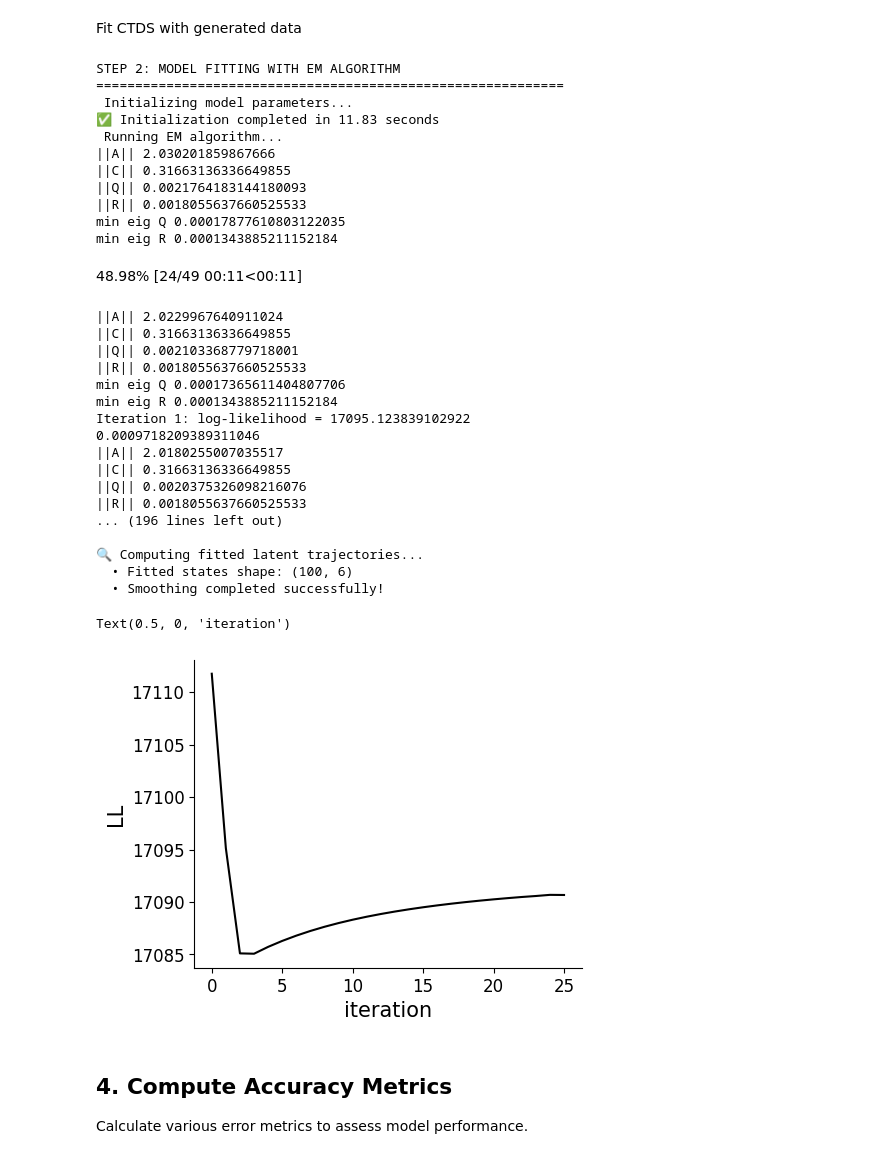
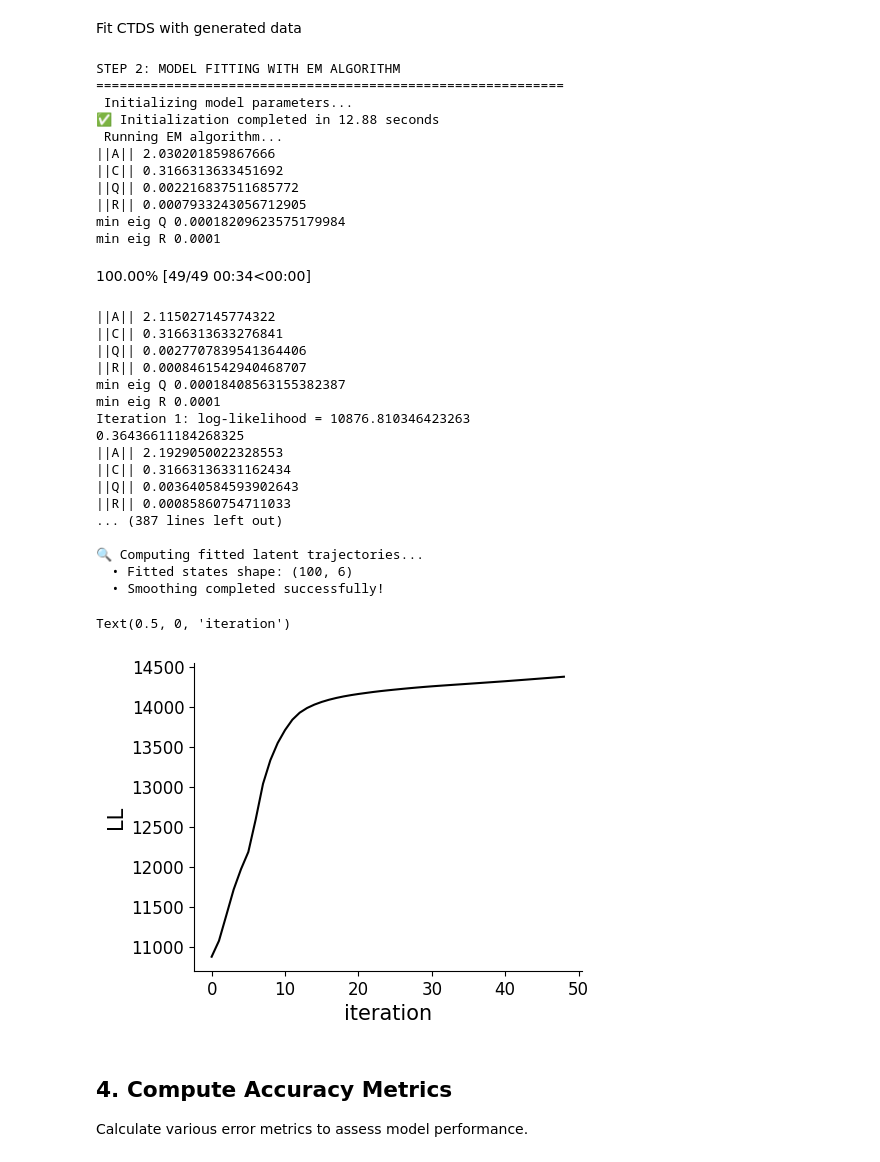
Before and after one commit to kasherri/CTDS, a Jupyter notebook: ctds_model_validation.ipynb, the cells around one changed output. Cells and saved outputs as stored; diff of their text form; code cells hidden in the pictures.

```diff
--- a/ctds_model_validation.ipynb
+++ b/ctds_model_validation.ipynb
@@ -366,7 +366,7 @@ em_start_time = time.time()
 # Run EM fitting with progress tracking
 # Refit on training data
 params_fitted, test_lls = ctds.fit_em(
-    ctds_params,
+    demo_params_init,
     train_datas,
     num_iters=num_em_iters,
     verbose=True
@@ -394,28 +394,28 @@ print(f"  • Smoothing completed successfully!")
 STEP 2: MODEL FITTING WITH EM ALGORITHM
 ============================================================
  Initializing model parameters...
-✅ Initialization completed in 11.83 seconds
+✅ Initialization completed in 12.88 seconds
  Running EM algorithm...
 ||A|| 2.030201859867666
-||C|| 0.31663136336649855
-||Q|| 0.0021764183144180093
-||R|| 0.0018055637660525533
-min eig Q 0.00017877610803122035
-min eig R 0.0001343885211152184
+||C|| 0.3166313633451692
+||Q|| 0.002216837511685772
+||R|| 0.0007933243056712905
+min eig Q 0.00018209623575179984
+min eig R 0.0001
-48.98% [24/49 00:11<00:11]
+100.00% [49/49 00:34<00:00]
-||A|| 2.0229967640911024
-||C|| 0.31663136336649855
-||Q|| 0.002103368779718001
-||R|| 0.0018055637660525533
-min eig Q 0.00017365611404807706
-min eig R 0.0001343885211152184
-Iteration 1: log-likelihood = 17095.123839102922
-0.0009718209389311046
-||A|| 2.0180255007035517
-||C|| 0.31663136336649855
-||Q|| 0.0020375326098216076
-||R|| 0.0018055637660525533
-... (196 lines left out)
+||A|| 2.115027145774322
+||C|| 0.3166313633276841
+||Q|| 0.0027707839541364406
+||R|| 0.0008461542940468707
+min eig Q 0.00018408563155382387
+min eig R 0.0001
+Iteration 1: log-likelihood = 10876.810346423263
+0.36436611184268325
+||A|| 2.1929050022328553
+||C|| 0.31663136331162434
+||Q|| 0.003640584593902643
+||R|| 0.00085860754711033
+... (387 lines left out)
 
 🔍 Computing fitted latent trajectories...
   • Fitted states shape: (100, 6)
@@ -423,14 +423,14 @@ Iteration 1: log-likelihood = 17095.123839102922
 # %%
 #plot logs
 plt.figure(figsize=(5, 4))
-plt.plot(test_lls[:], color = 'k')
+plt.plot(test_lls[1:], color = 'k')
 plt.gca().spines['right'].set_visible(False)
 plt.gca().spines['top'].set_visible(False)
 plt.ylabel('LL', fontsize=15)
 plt.xlabel('iteration', fontsize=15)
 # %% [output]
 Text(0.5, 0, 'iteration')
-[figure, old version]
+[figure, new version]
 # %% [markdown]
 ## 4. Compute Accuracy Metrics
 
```
Also changed, not shown: parts of 5 cells of this notebook, 1 other file.
